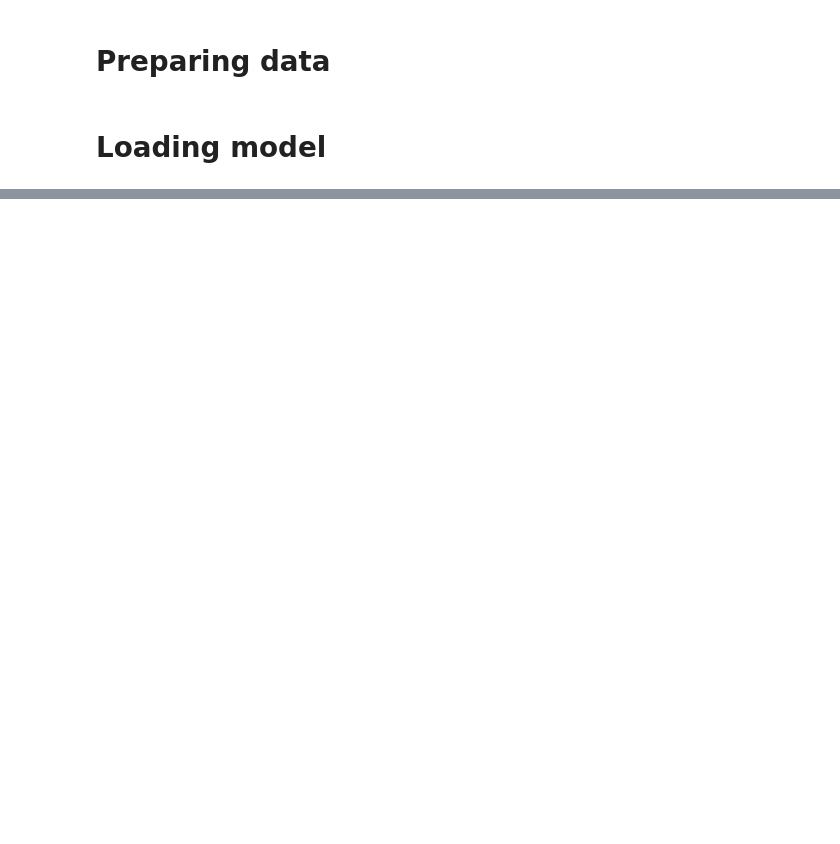
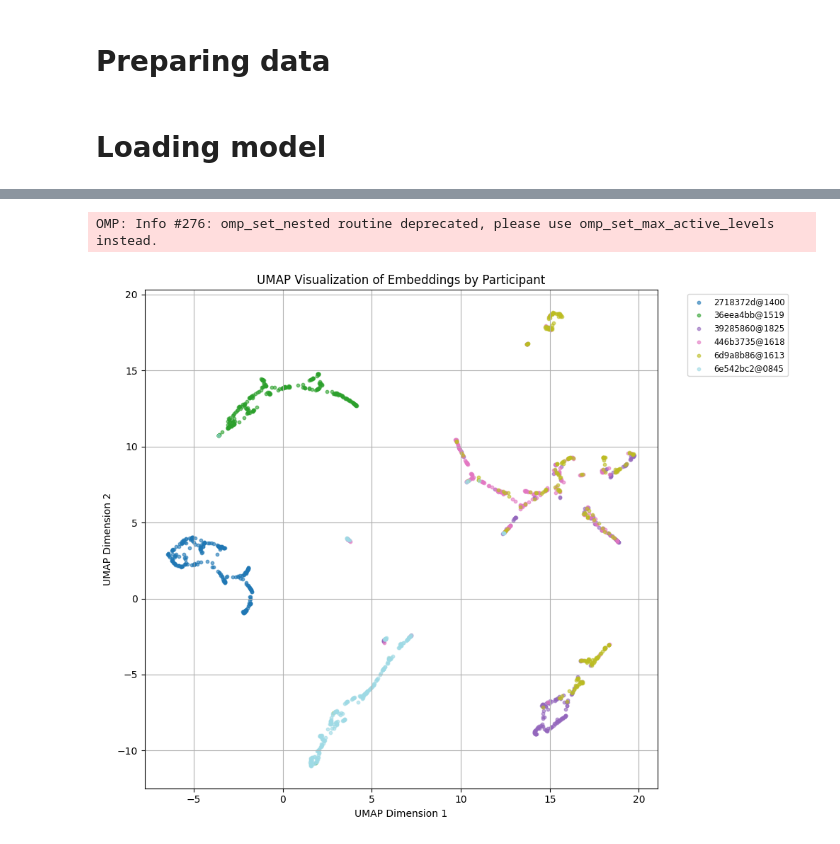
Before and after one commit to KN-Neuron/NeuroGuard-AI, a Jupyter notebook: notebooks/Barbara_Dereń/EEGNet1.ipynb, the cells around one changed output, grey strips where cells are left out. Cells and saved outputs as stored; diff of their text form; code cells hidden in the pictures; blank space fills up the shorter version.

```diff
--- a/notebooks/Barbara_Dereń/EEGNet1.ipynb
+++ b/notebooks/Barbara_Dereń/EEGNet1.ipynb
@@ -77,0 +354,30 @@ Problem z modelem chyba
+# %%
+import umap.umap_ as umap
+
+# Generate UMAP embeddings
+umap_model = umap.UMAP(n_neighbors=15, min_dist=0.1, random_state=42)
+umap_embeddings = umap_model.fit_transform(embeddings_2d)
+
+# Plot the UMAP embeddings
+plt.figure(figsize=(10, 8))
+for i, participant in enumerate(unique_participants):
+    mask = participant_ids == participant
+    plt.scatter(
+        umap_embeddings[mask, 0],
+        umap_embeddings[mask, 1],
+        label=participant,
+        color=colors[i],
+        alpha=0.6,
+        s=10
+    )
+
+plt.title("UMAP Visualization of Embeddings by Participant")
+plt.xlabel("UMAP Dimension 1")
+plt.ylabel("UMAP Dimension 2")
+plt.legend(bbox_to_anchor=(1.05, 1), loc='upper left', fontsize='small')
+plt.grid(True)
+plt.tight_layout()
+plt.show()
+# %% [output]
+OMP: Info #276: omp_set_nested routine deprecated, please use omp_set_max_active_levels instead.
+[figure, added]
```
Also changed, not shown: parts of 21 cells of this notebook, 50 other files.
